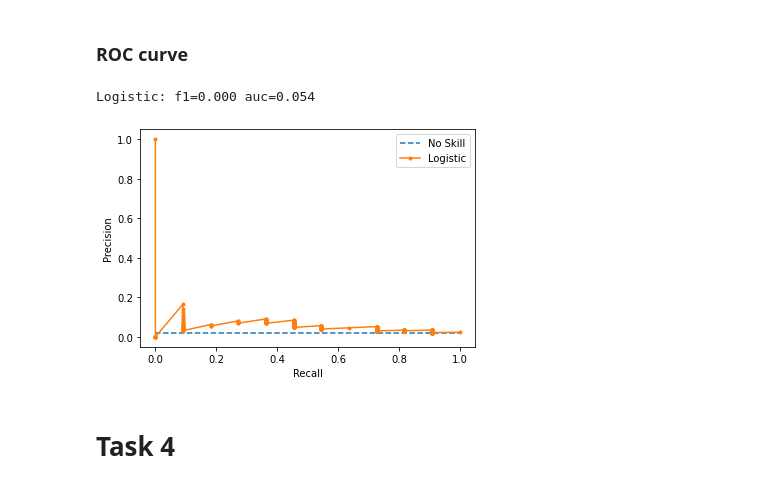
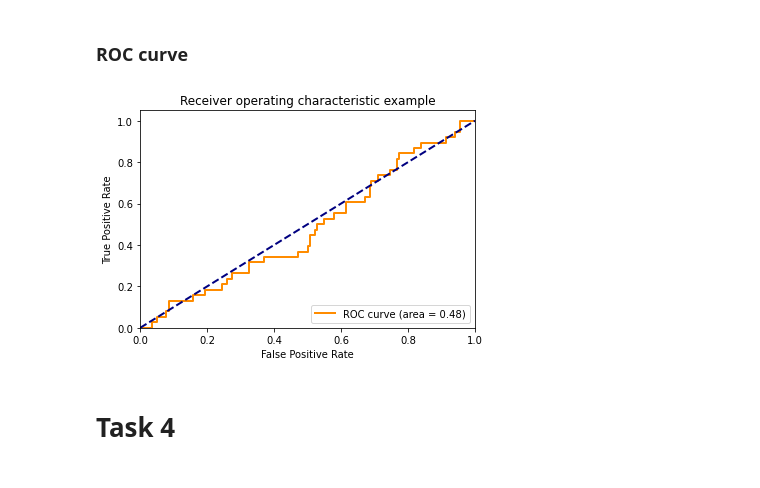
Before and after one commit to harism91/NBA-Data-mining-project, a Jupyter notebook: part 4 phase 2 .ipynb, the cells around one changed output. Drawn from its saved outputs; the diff is of its cells as text; code cells hidden in the pictures.

```diff
--- a/part 4 phase 2 .ipynb
+++ b/part 4 phase 2 .ipynb
@@ -903,0 +929,9 @@ BernoulliNB(binarize=0.1)
+# %%
+t3 = pd.read_csv('216359770-215614720-216846396-T2Class.csv')
+# y = t3.START_POSITION
+# t3 = t3.drop(['START_POSITION'], axis=1, inplace=True)
+# xrp = scale(t3)
+
+X = scale(t3)
+t3Target= t3['START_POSITION']
+y = pd.DataFrame(t3Target)
@@ -917,42 +970,0 @@ from sklearn.metrics import roc_auc_score
-# %%
-# precision-recall curve and f1 for an imbalanced dataset
-from sklearn.datasets import make_classification
-from sklearn.linear_model import LogisticRegression
-from sklearn.model_selection import train_test_split
-from sklearn.metrics import precision_recall_curve
-from sklearn.metrics import f1_score
-from sklearn.metrics import auc
-from matplotlib import pyplot
-# generate 2 class dataset
-X, y = make_classification(n_samples=1000, n_classes=2, weights=[0.99,0.01], random_state=1)
-# split into train/test sets
-trainX, testX, trainy, testy = train_test_split(X, y, test_size=0.5, random_state=2)
-# fit a model
-model = LogisticRegression(solver='lbfgs')
-model.fit(trainX, trainy)
-# predict probabilities
-lr_probs = model.predict_proba(testX)
-# keep probabilities for the positive outcome only
-lr_probs = lr_probs[:, 1]
-# predict class values
-yhat = model.predict(testX)
-# calculate precision and recall for each threshold
-lr_precision, lr_recall, _ = precision_recall_curve(testy, lr_probs)
-# calculate scores
-lr_f1, lr_auc = f1_score(testy, yhat), auc(lr_recall, lr_precision)
-# summarize scores
-print('Logistic: f1=%.3f auc=%.3f' % (lr_f1, lr_auc))
-# plot the precision-recall curves
-no_skill = len(testy[testy==1]) / len(testy)
-pyplot.plot([0, 1], [no_skill, no_skill], linestyle='--', label='No Skill')
-pyplot.plot(lr_recall, lr_precision, marker='.', label='Logistic')
-# axis labels
-pyplot.xlabel('Recall')
-pyplot.ylabel('Precision')
-# show the legend
-pyplot.legend()
-# show the plot
-pyplot.show()
-# %% [output]
-Logistic: f1=0.000 auc=0.054
-[figure, removed]
@@ -959,3 +1013,23 @@ Logistic: f1=0.000 auc=0.054
+# %%
+plt.figure()
+lw = 2
+plt.plot(
+    fpr[2],
+    tpr[2],
+    color="darkorange",
+    lw=lw,
+    label="ROC curve (area = %0.2f)" % roc_auc[2],
+)
+plt.plot([0, 1], [0, 1], color="navy", lw=lw, linestyle="--")
+plt.xlim([0.0, 1.0])
+plt.ylim([0.0, 1.05])
+plt.xlabel("False Positive Rate")
+plt.ylabel("True Positive Rate")
+plt.title("Receiver operating characteristic example")
+plt.legend(loc="lower right")
+plt.show()
+# %% [output]
+[figure, added]
 # %% [markdown]
 # Task 4  <a name="Task4"></a>
 # %% [markdown]
```
Also changed, not shown: parts of 30 cells of this notebook.
